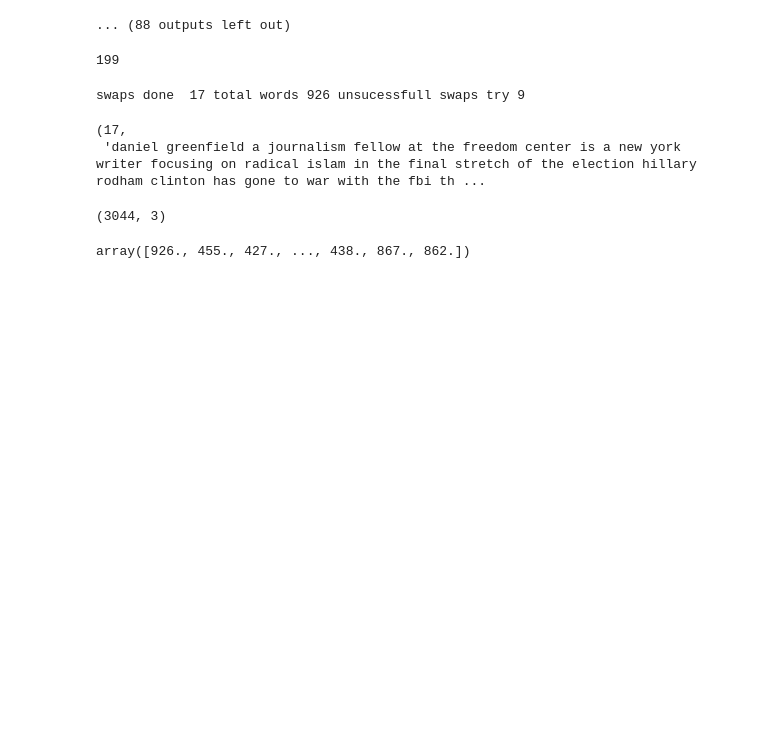
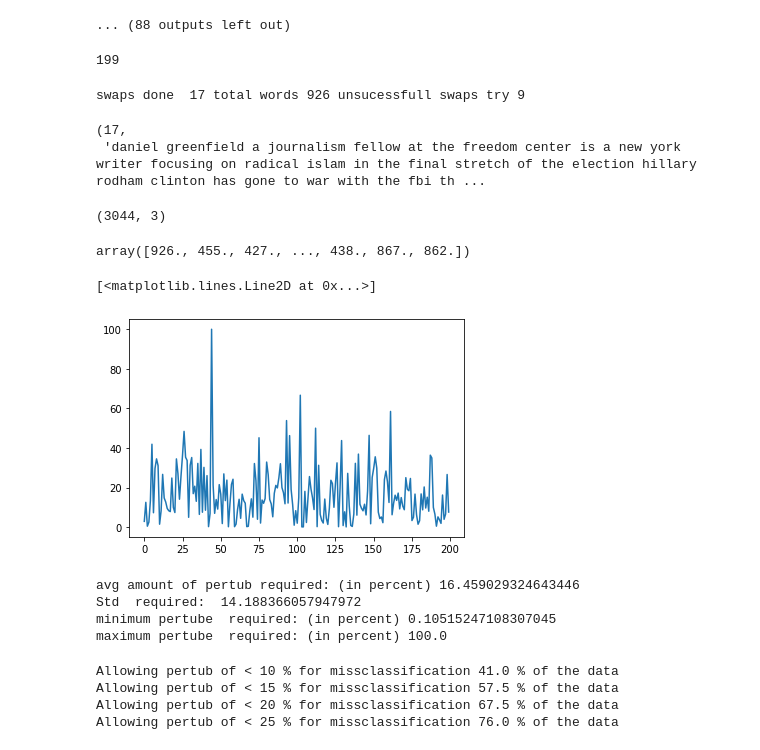
Before and after one commit to imRushabhShah/fake-news, a Jupyter notebook: fake-news-generation-LSTM.ipynb, the cells around one changed output. Drawn from its saved outputs; the diff is of its cells as text; code cells hidden in the pictures; blank space fills up the shorter version.

```diff
--- a/fake-news-generation-LSTM.ipynb
+++ b/fake-news-generation-LSTM.ipynb
@@ -330,0 +331,7 @@ success_on.dump(SAVE_MODEL_PATH+'glove_LSTM_success_rate.npy')
+# %%
+x= success_log.T[2][:200]
+# %%
+plt.plot(x)
+# %% [output]
+[<matplotlib.lines.Line2D at 0x...>]
+[figure, added]
@@ -330,0 +342,20 @@ success_on.dump(SAVE_MODEL_PATH+'glove_LSTM_success_rate.npy')
+# %%
+print("avg amount of pertub required: (in percent)",x.mean())
+print("Std  required: ",x.std())
+print("minimum pertube  required: (in percent)",x.min())
+print("maximum pertube  required: (in percent)",x.max())
+# %% [output]
+avg amount of pertub required: (in percent) 16.459029324643446
+Std  required:  14.188366057947972
+minimum pertube  required: (in percent) 0.10515247108307045
+maximum pertube  required: (in percent) 100.0
+# %%
+print("Allowing pertub < 10 % for missclassification",sum(x<10)/2,"% of the data")
+print("Allowing pertub < 15 % for missclassification",sum(x<15)/2,"% of the data")
+print("Allowing pertub < 20 % for missclassification",sum(x<20)/2,"% of the data")
+print("Allowing pertub of < 25 % for missclassification",sum(x<25)/2,"% of the data")
+# %% [output]
+Allowing pertub of < 10 % for missclassification 41.0 % of the data
+Allowing pertub of < 15 % for missclassification 57.5 % of the data
+Allowing pertub of < 20 % for missclassification 67.5 % of the data
+Allowing pertub of < 25 % for missclassification 76.0 % of the data
```
Also changed, not shown: parts of 2 cells of this notebook, 1 other file.
